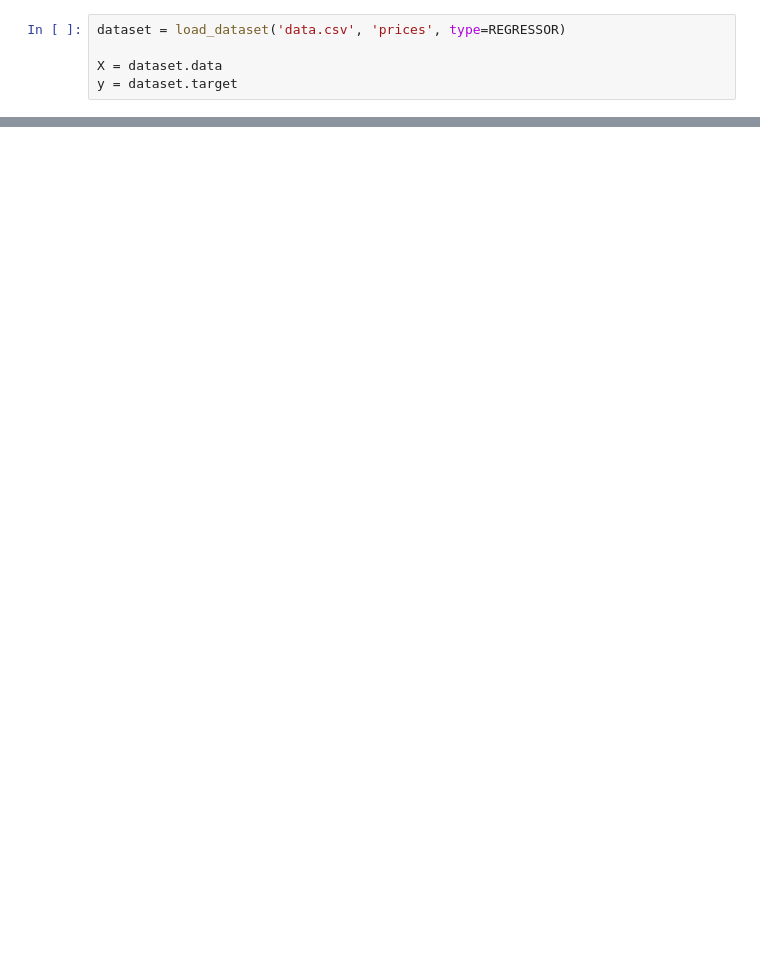
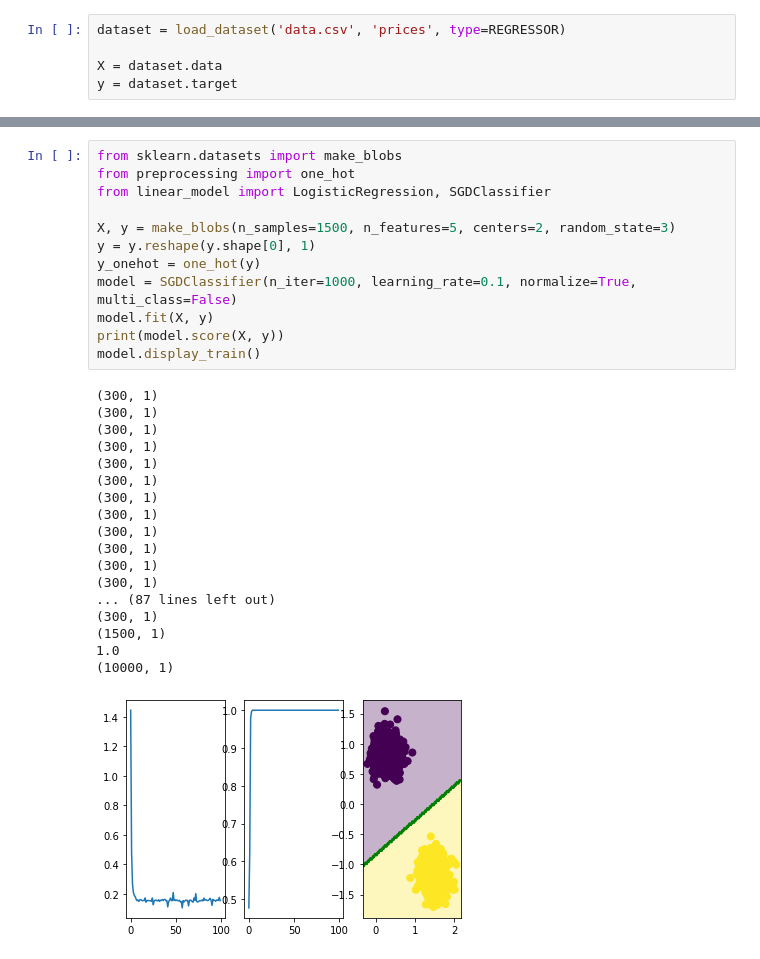
Before and after one commit to coscialp/AI-learn, a Jupyter notebook: linear_regression.ipynb, the cells around one changed output, grey strips where cells are left out. Cells and saved outputs as stored; diff of their text form; blank space fills up the shorter version.

```diff
--- a/linear_regression.ipynb
+++ b/linear_regression.ipynb
@@ -23,0 +22,31 @@ model.score(X, y)
+# %%
+from sklearn.datasets import make_blobs
+from preprocessing import one_hot
+from linear_model import LogisticRegression, SGDClassifier
+
+X, y = make_blobs(n_samples=1500, n_features=5, centers=2, random_state=3)
+y = y.reshape(y.shape[0], 1)
+y_onehot = one_hot(y)
+model = SGDClassifier(n_iter=1000, learning_rate=0.1, normalize=True, multi_class=False)
+model.fit(X, y)
+print(model.score(X, y))
+model.display_train()
+# %% [output]
+(300, 1)
+(300, 1)
+(300, 1)
+(300, 1)
+(300, 1)
+(300, 1)
+(300, 1)
+(300, 1)
+(300, 1)
+(300, 1)
+(300, 1)
+(300, 1)
+... (87 lines left out)
+(300, 1)
+(1500, 1)
+1.0
+(10000, 1)
+[figure, added]
```
Also changed, not shown: parts of 6 cells of this notebook, 10 other files.
